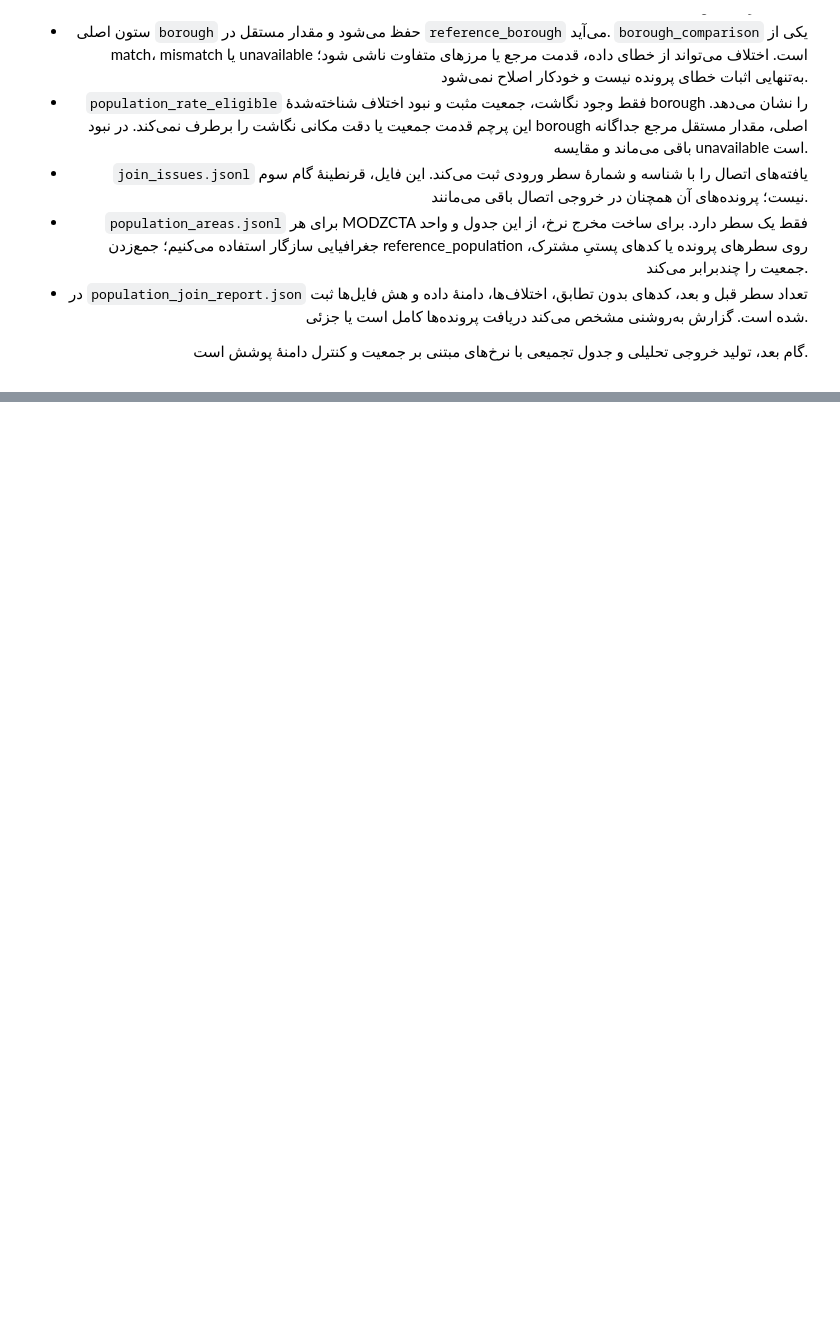
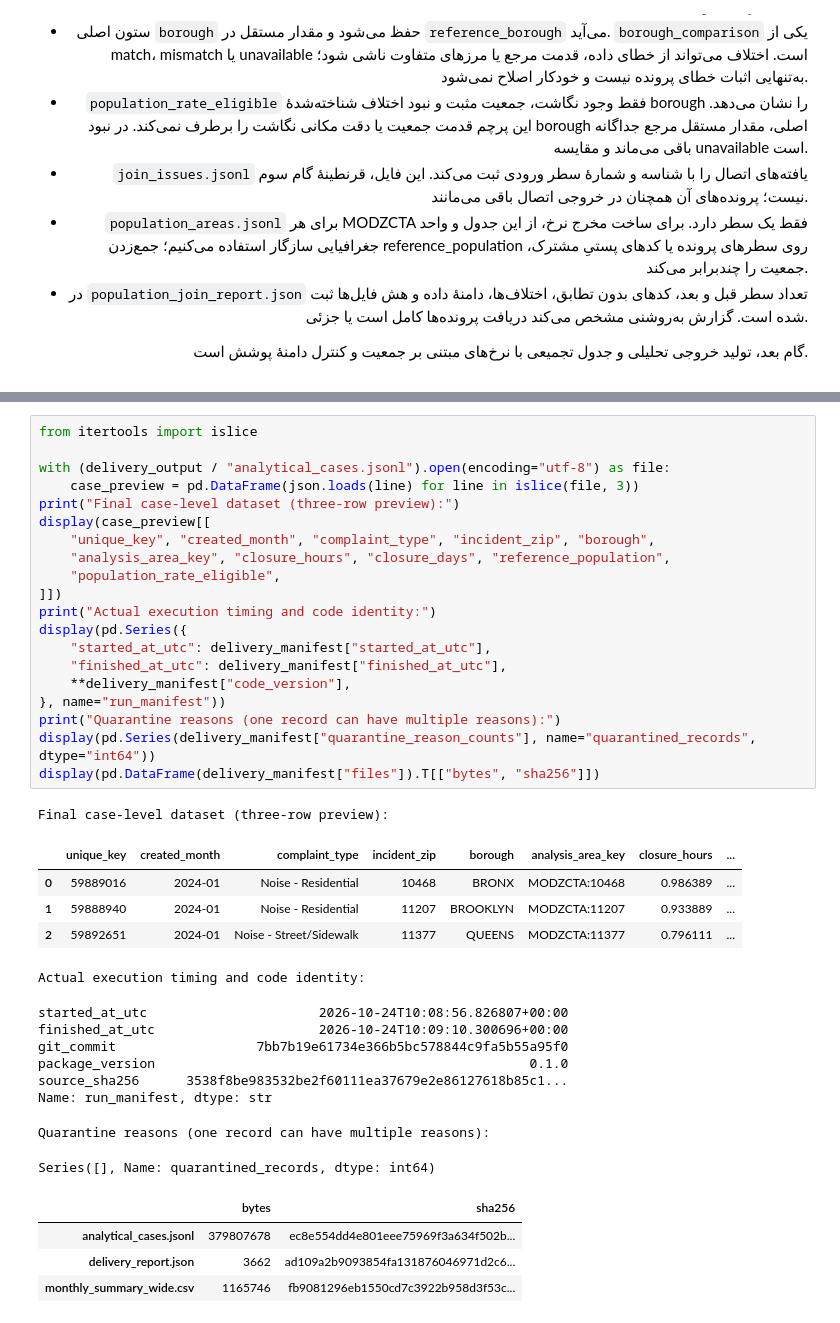
Before and after one commit to Ehsan-soveyzi/data_factory, a Jupyter notebook: challenge_solution.ipynb, the cells around one changed output, grey strips where cells are left out. Saved outputs shown, nothing was run; the diff lists cells and outputs as text; blank space fills up the shorter version.

Commit message:
requiered data delivered.

```diff
--- a/challenge_solution.ipynb
+++ b/challenge_solution.ipynb
@@ -808,0 +932,39 @@ Verified: preserved row count, status accounting, unique population areas and ou
+# %%
+from itertools import islice
+
+with (delivery_output / "analytical_cases.jsonl").open(encoding="utf-8") as file:
+    case_preview = pd.DataFrame(json.loads(line) for line in islice(file, 3))
+print("Final case-level dataset (three-row preview):")
+display(case_preview[[
+    "unique_key", "created_month", "complaint_type", "incident_zip", "borough",
+    "analysis_area_key", "closure_hours", "closure_days", "reference_population",
+    "population_rate_eligible",
+]])
+print("Actual execution timing and code identity:")
+display(pd.Series({
+    "started_at_utc": delivery_manifest["started_at_utc"],
+    "finished_at_utc": delivery_manifest["finished_at_utc"],
+    **delivery_manifest["code_version"],
+}, name="run_manifest"))
+print("Quarantine reasons (one record can have multiple reasons):")
+display(pd.Series(delivery_manifest["quarantine_reason_counts"], name="quarantined_records", dtype="int64"))
+display(pd.DataFrame(delivery_manifest["files"]).T[["bytes", "sha256"]])
+# %% [output]
+Final case-level dataset (three-row preview):
+|  | unique_key | created_month | complaint_type | incident_zip | borough | analysis_area_key | closure_hours | ... |
+| 0 | 59889016 | 2024-01 | Noise - Residential | 10468 | BRONX | MODZCTA:10468 | 0.986389 | ... |
+| 1 | 59888940 | 2024-01 | Noise - Residential | 11207 | BROOKLYN | MODZCTA:11207 | 0.933889 | ... |
+| 2 | 59892651 | 2024-01 | Noise - Street/Sidewalk | 11377 | QUEENS | MODZCTA:11377 | 0.796111 | ... |
+Actual execution timing and code identity:
+started_at_utc                      2026-10-24T10:08:56.826807+00:00
+finished_at_utc                     2026-10-24T10:09:10.300696+00:00
+git_commit                  7bb7b19e61734e366b5bc578844c9fa5b55a95f0
+package_version                                                0.1.0
+source_sha256      3538f8be983532be2f60111ea37679e2e86127618b85c1...
+Name: run_manifest, dtype: str
+Quarantine reasons (one record can have multiple reasons):
+Series([], Name: quarantined_records, dtype: int64)
+|  | bytes | sha256 |
+| analytical_cases.jsonl | 379807678 | ec8e554dd4e801eee75969f3a634f502b... |
+| delivery_report.json | 3662 | ad109a2b9093854fa131876046971d2c6... |
+| monthly_summary_wide.csv | 1165746 | fb9081296eb1550cd7c3922b958d3f53c... |
```
Also changed, not shown: parts of 8 cells of this notebook, 7 other files.
